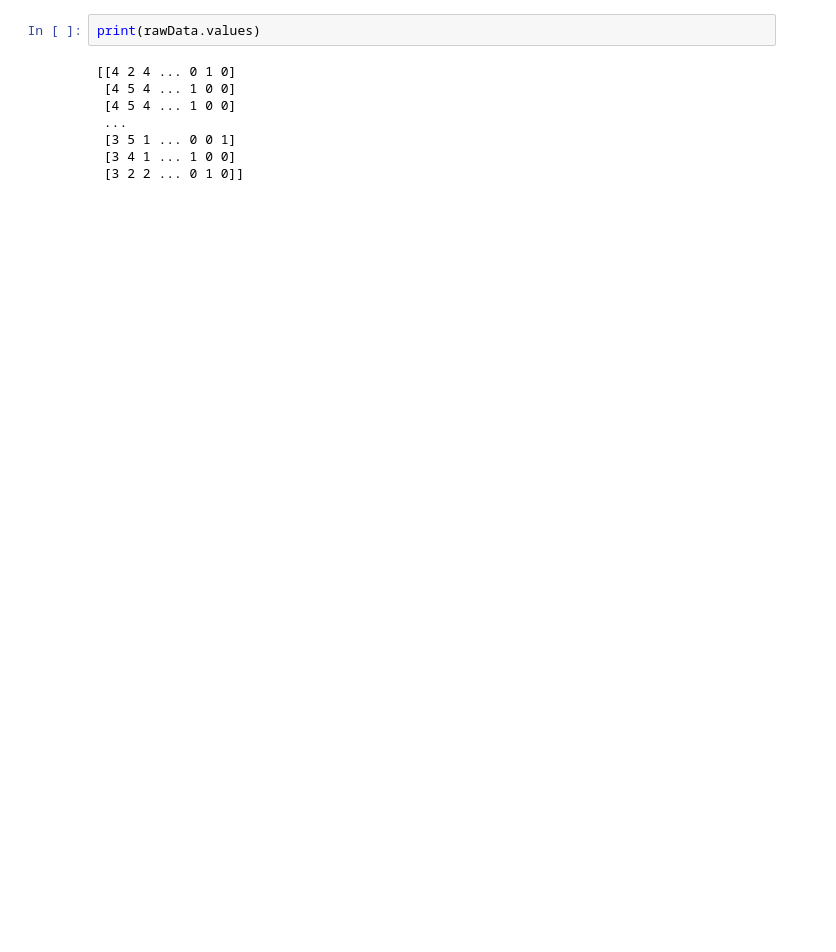
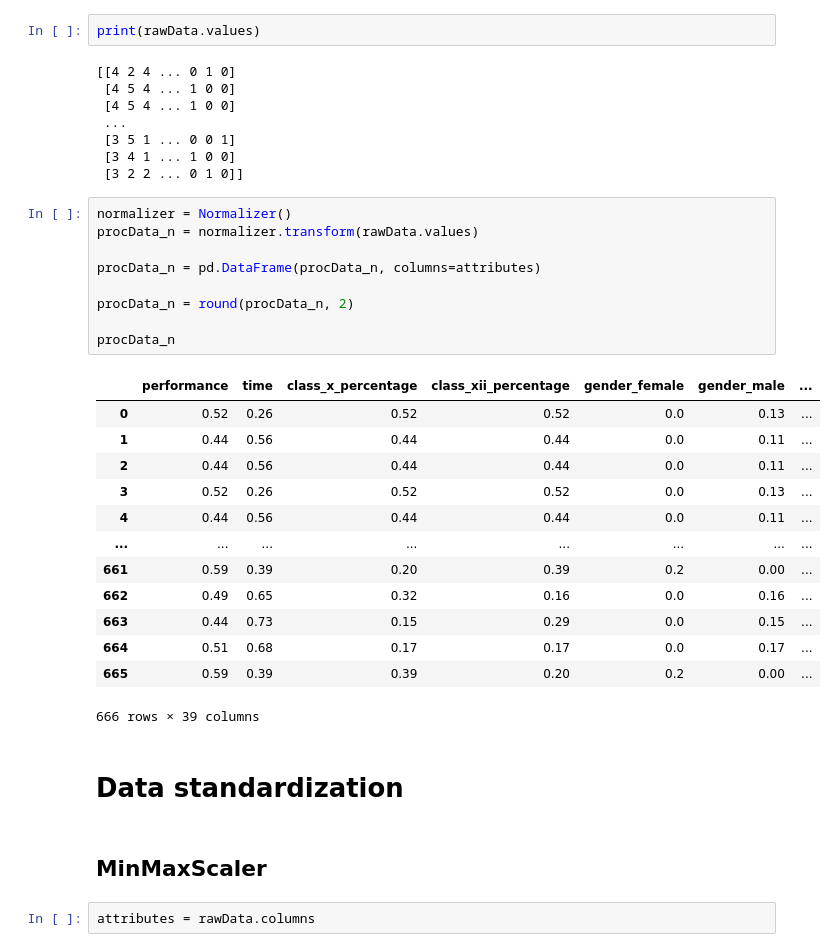
Before and after one commit to mayarachew/data_introduction, a Jupyter notebook: fundamento_de_dados.ipynb, the cells around one changed output. Drawn from its saved outputs; the diff is of its cells as text; blank space fills up the shorter version.

```diff
--- a/fundamento_de_dados.ipynb
+++ b/fundamento_de_dados.ipynb
@@ -388,4 +431,33 @@ print(rawData.values)
  [3 5 1 ... 0 0 1]
  [3 4 1 ... 1 0 0]
  [3 2 2 ... 0 1 0]]
+# %%
+normalizer = Normalizer()
+procData_n = normalizer.transform(rawData.values)
+
+procData_n = pd.DataFrame(procData_n, columns=attributes)
+
+procData_n = round(procData_n, 2)
+
+procData_n
+# %% [output]
+|  | performance | time | class_x_percentage | class_xii_percentage | gender_female | gender_male | ... |
+| 0 | 0.52 | 0.26 | 0.52 | 0.52 | 0.0 | 0.13 | ... |
+| 1 | 0.44 | 0.56 | 0.44 | 0.44 | 0.0 | 0.11 | ... |
+| 2 | 0.44 | 0.56 | 0.44 | 0.44 | 0.0 | 0.11 | ... |
+| 3 | 0.52 | 0.26 | 0.52 | 0.52 | 0.0 | 0.13 | ... |
+| 4 | 0.44 | 0.56 | 0.44 | 0.44 | 0.0 | 0.11 | ... |
+| ... | ... | ... | ... | ... | ... | ... | ... |
+| 661 | 0.59 | 0.39 | 0.20 | 0.39 | 0.2 | 0.00 | ... |
+| 662 | 0.49 | 0.65 | 0.32 | 0.16 | 0.0 | 0.16 | ... |
+| 663 | 0.44 | 0.73 | 0.15 | 0.29 | 0.0 | 0.15 | ... |
+| 664 | 0.51 | 0.68 | 0.17 | 0.17 | 0.0 | 0.17 | ... |
+| 665 | 0.59 | 0.39 | 0.39 | 0.20 | 0.2 | 0.00 | ... |
+666 rows × 39 columns
+# %% [markdown]
+# Data standardization
+# %% [markdown]
+## MinMaxScaler
+# %%
+attributes = rawData.columns
 # %%
```
Also changed, not shown: parts of 60 cells of this notebook.
